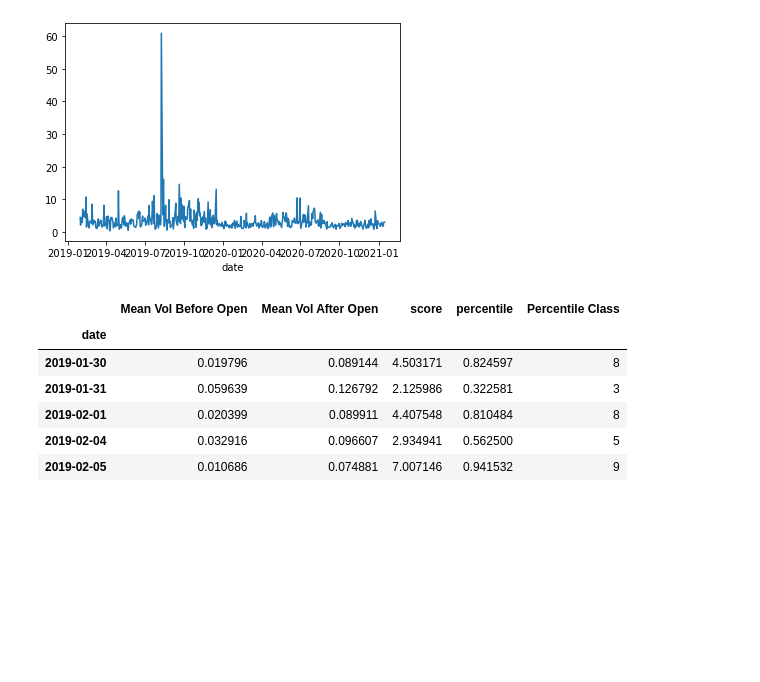
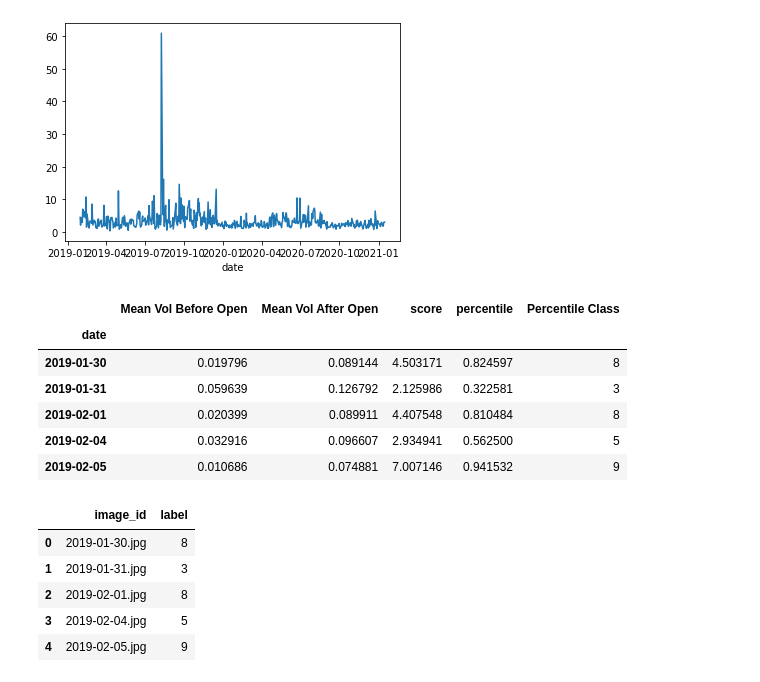
Before and after one commit to leeso1718/StockMarket_explainableAI, a Jupyter notebook: notebooks/data_nb/data_pipeline.ipynb, the cells around one changed output. Cells and saved outputs as stored; diff of their text form; code cells hidden in the pictures; blank space fills up the shorter version.

Commit message:
added image_label_dir.csv

```diff
--- a/notebooks/data_nb/data_pipeline.ipynb
+++ b/notebooks/data_nb/data_pipeline.ipynb
@@ -243,0 +244,15 @@ combined.to_csv(data_path+'/'+label_data, index=True)
+# %%
+img_lbl_dir = combined
+img_lbl_dir['image_id'] = img_lbl_dir.index
+img_lbl_dir['image_id'] = img_lbl_dir['image_id'].apply(lambda x: str(x) + ".jpg")
+img_lbl_dir = img_lbl_dir.reset_index()
+img_lbl_dir['label'] = img_lbl_dir['Percentile Class']
+img_lbl_dir = img_lbl_dir[['image_id', 'label']]
+img_lbl_dir.head()
+# %% [output]
+|  | image_id | label |
+| 0 | 2019-01-30.jpg | 8 |
+| 1 | 2019-01-31.jpg | 3 |
+| 2 | 2019-02-01.jpg | 8 |
+| 3 | 2019-02-04.jpg | 5 |
+| 4 | 2019-02-05.jpg | 9 |
```
Also changed, not shown: parts of 2 cells of this notebook, 1 other file.
